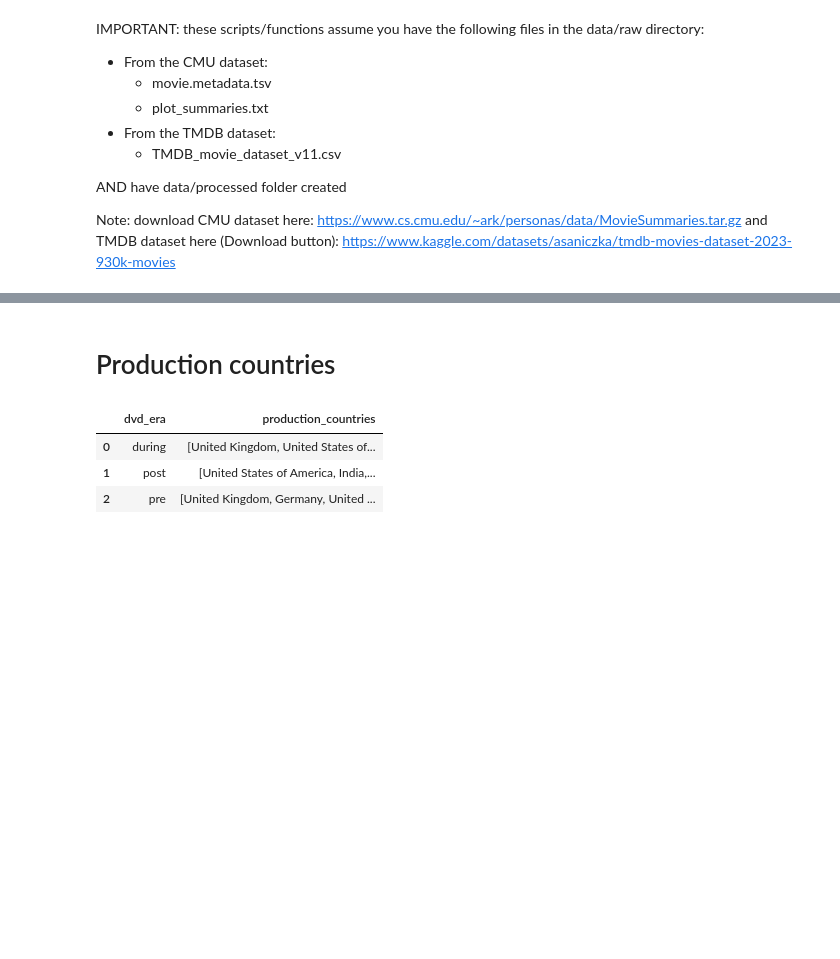
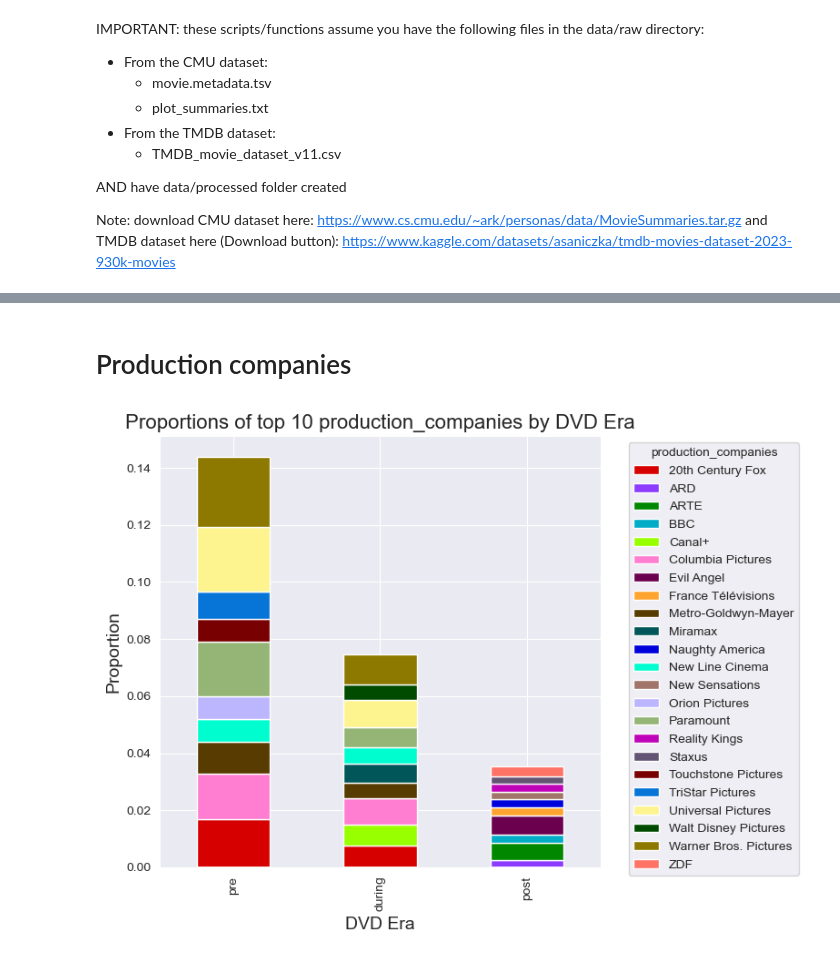
Before and after one commit to epfl-ada/ada-2024-project-databand, a Jupyter notebook: data_overview_CS.ipynb, the cells around one changed output, grey strips where cells are left out. Saved outputs shown, nothing was run; the diff lists cells and outputs as text; code cells hidden in the pictures; blank space fills up the shorter version.

Commit message:
preliminary analyses production companies, countries, languages

```diff
--- a/data_overview_CS.ipynb
+++ b/data_overview_CS.ipynb
@@ -79,12 +79,45 @@ df_combined.head()
 | 2 | 2002 | Every hundred years, the evil Mor... | 2002-04-12 | 0 | en | Every hundred years, the evil sor... | [Adventure, Family, Fantasy] | ... |
 | 3 | 1997 | Adam, a San Francisco-based artis... | 1997-04-04 | 0 | en | Best friends Adam and Kevin have ... | [Comedy, Romance] | ... |
 | 4 | 1989 | {{Plot|dateAct 1Act 2Act 3Act 4Ac... | 1989-10-05 | 9000000 | en | Gritty adaption of William Shakes... | [War, Drama, History] | ... |
-# %% [markdown]
-# Production countries
-# %%
-df_combined.groupby('dvd_era')['production_countries'].apply(lambda x: [country for sublist in x for country in sublist]).reset_index()
-# %% [output]
-|  | dvd_era | production_countries |
-| 0 | during | [United Kingdom, United States of... |
-| 1 | post | [United States of America, India,... |
-| 2 | pre | [United Kingdom, Germany, United ... |
+# %%
+def top_proportions_per_era(df, column, k, islist=False):
+    # get total number movies grouped by era and column
+    if islist:
+        counts = df.explode(column).groupby(['dvd_era', column]).size().reset_index(name='count')
+    else:
+        counts = df.groupby(['dvd_era', column]).size().reset_index(name='count')
+
+    # get proportion
+    total_counts = counts.groupby('dvd_era')['count'].transform('sum')
+    counts['proportion'] = counts['count'] / total_counts
+
+    # get top-k for each era
+    top_k = counts.sort_values(by=['proportion'], ascending=[False]).groupby('dvd_era').head(k)
+    category_order = ['pre', 'during', 'post']
+    top_k['dvd_era'] = pd.Categorical(top_k['dvd_era'], categories=category_order, ordered=True)
+
+    return top_k
+# %%
+import colorcet as cc
+
+def plot_top_proportions_per_era(top_k_df, column, k):
+    pivot_data = top_k_df.pivot_table(index='dvd_era', columns=column, values='proportion', aggfunc='sum', observed=True).fillna(0)
+    palette = sns.color_palette(cc.glasbey, n_colors=len(pivot_data.columns))
+
+    # use stacked bar plot
+    pivot_data.plot(kind='bar', stacked=True, figsize=(8, 6),color=palette)
+
+    plt.title('Proportions of top ' + str(k) + " " + column + ' by DVD Era', fontsize=16)
+    plt.xlabel('DVD Era', fontsize=14)
+    plt.ylabel('Proportion', fontsize=14)
+    plt.legend(title=column, bbox_to_anchor=(1.05, 1), loc='upper left')
+
+    plt.tight_layout()
+    plt.show()
+# %% [markdown]
+# Production companies
+# %%
+top_10_prod_companies = top_proportions_per_era(df_combined, 'production_companies', 10, True)
+plot_top_proportions_per_era(top_10_prod_companies, 'production_companies', 10)
+# %% [output]
+[figure, added]
```
Also changed, not shown: parts of 17 cells of this notebook.
